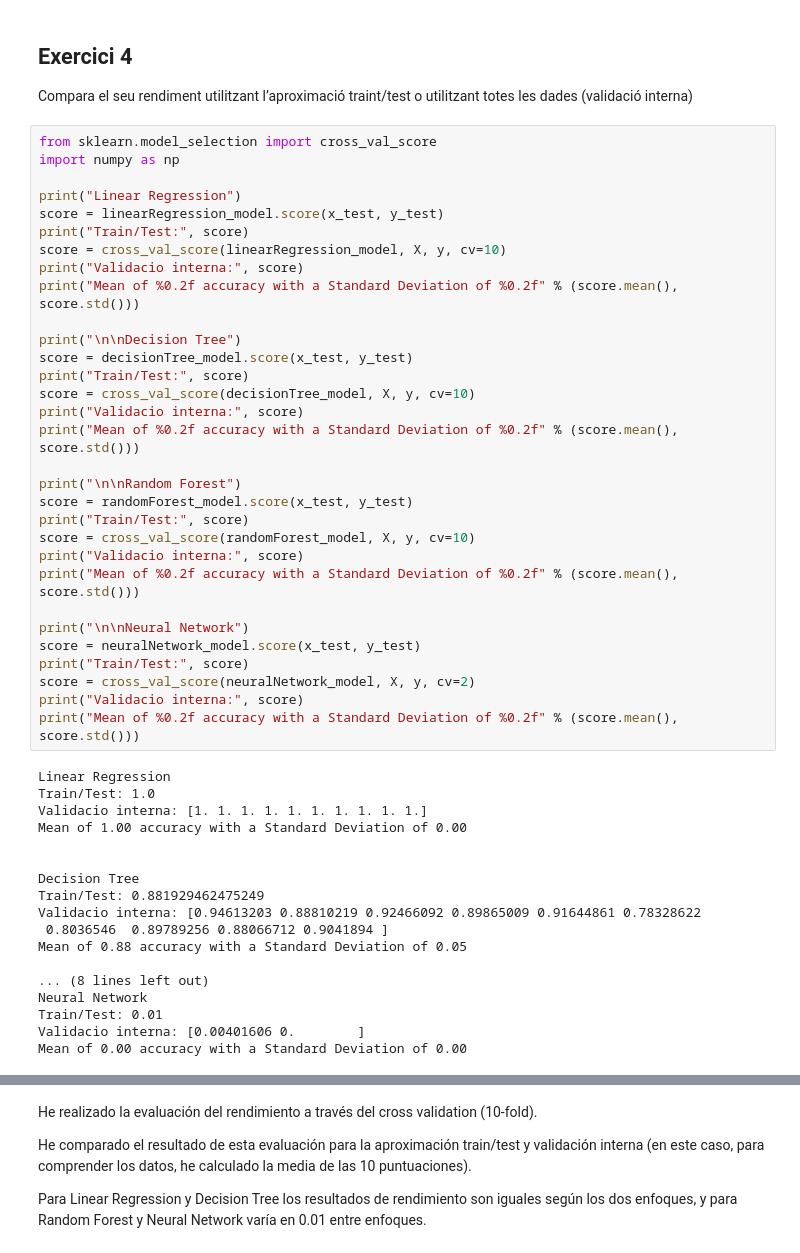
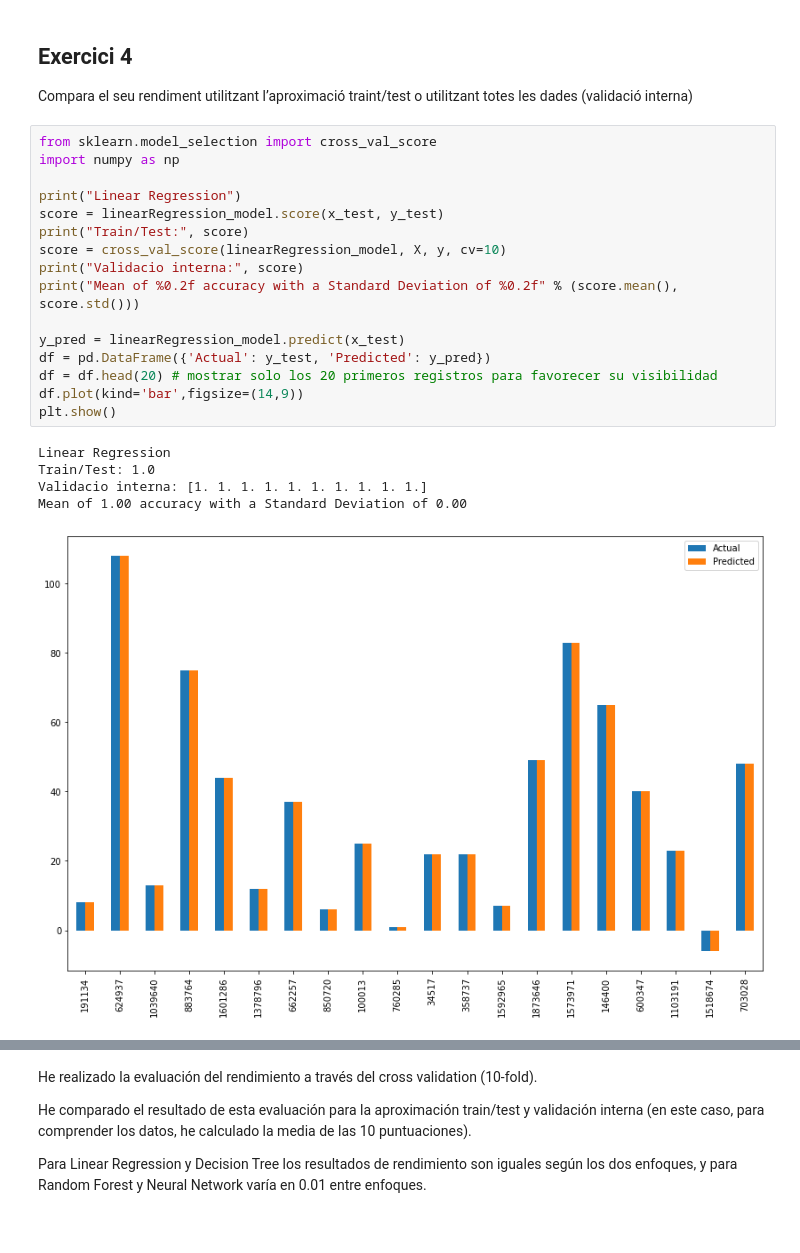
Before and after one commit to claradeuve/Supervitat_Regressio, a Jupyter notebook: S09_T02.ipynb, the cells around one changed output, grey strips where cells are left out. Saved outputs shown, nothing was run; the diff lists cells and outputs as text.

```diff
--- a/S09_T02.ipynb
+++ b/S09_T02.ipynb
@@ -198,49 +201,22 @@ Compara el seu rendiment utilitzant l’aproximació traint/test o utilitzant to
 # %%
 from sklearn.model_selection import cross_val_score
 import numpy as np
 
 print("Linear Regression")
 score = linearRegression_model.score(x_test, y_test)
 print("Train/Test:", score)
 score = cross_val_score(linearRegression_model, X, y, cv=10)
 print("Validacio interna:", score)
 print("Mean of %0.2f accuracy with a Standard Deviation of %0.2f" % (score.mean(), score.std()))
 
-print("\n\nDecision Tree")
-score = decisionTree_model.score(x_test, y_test)
-print("Train/Test:", score)
-score = cross_val_score(decisionTree_model, X, y, cv=10)
-print("Validacio interna:", score)
-print("Mean of %0.2f accuracy with a Standard Deviation of %0.2f" % (score.mean(), score.std()))
-
-print("\n\nRandom Forest")
-score = randomForest_model.score(x_test, y_test)
-print("Train/Test:", score)
-score = cross_val_score(randomForest_model, X, y, cv=10)
-print("Validacio interna:", score)
-print("Mean of %0.2f accuracy with a Standard Deviation of %0.2f" % (score.mean(), score.std()))
-
-print("\n\nNeural Network")
-score = neuralNetwork_model.score(x_test, y_test)
-print("Train/Test:", score)
-score = cross_val_score(neuralNetwork_model, X, y, cv=2)
-print("Validacio interna:", score)
-print("Mean of %0.2f accuracy with a Standard Deviation of %0.2f" % (score.mean(), score.std()))
+y_pred = linearRegression_model.predict(x_test)
+df = pd.DataFrame({'Actual': y_test, 'Predicted': y_pred})
+df = df.head(20) # mostrar solo los 20 primeros registros para favorecer su visibilidad
+df.plot(kind='bar',figsize=(14,9))
+plt.show()
 # %% [output]
 Linear Regression
 Train/Test: 1.0
 Validacio interna: [1. 1. 1. 1. 1. 1. 1. 1. 1. 1.]
 Mean of 1.00 accuracy with a Standard Deviation of 0.00
-
-
-Decision Tree
-Train/Test: 0.881929462475249
-Validacio interna: [0.94613203 0.88810219 0.92466092 0.89865009 0.91644861 0.78328622
- 0.8036546  0.89789256 0.88066712 0.9041894 ]
-Mean of 0.88 accuracy with a Standard Deviation of 0.05
-
-... (8 lines left out)
-Neural Network
-Train/Test: 0.01
-Validacio interna: [0.00401606 0.        ]
-Mean of 0.00 accuracy with a Standard Deviation of 0.00
+[figure, added]
```
Also changed, not shown: parts of 16 cells of this notebook.
